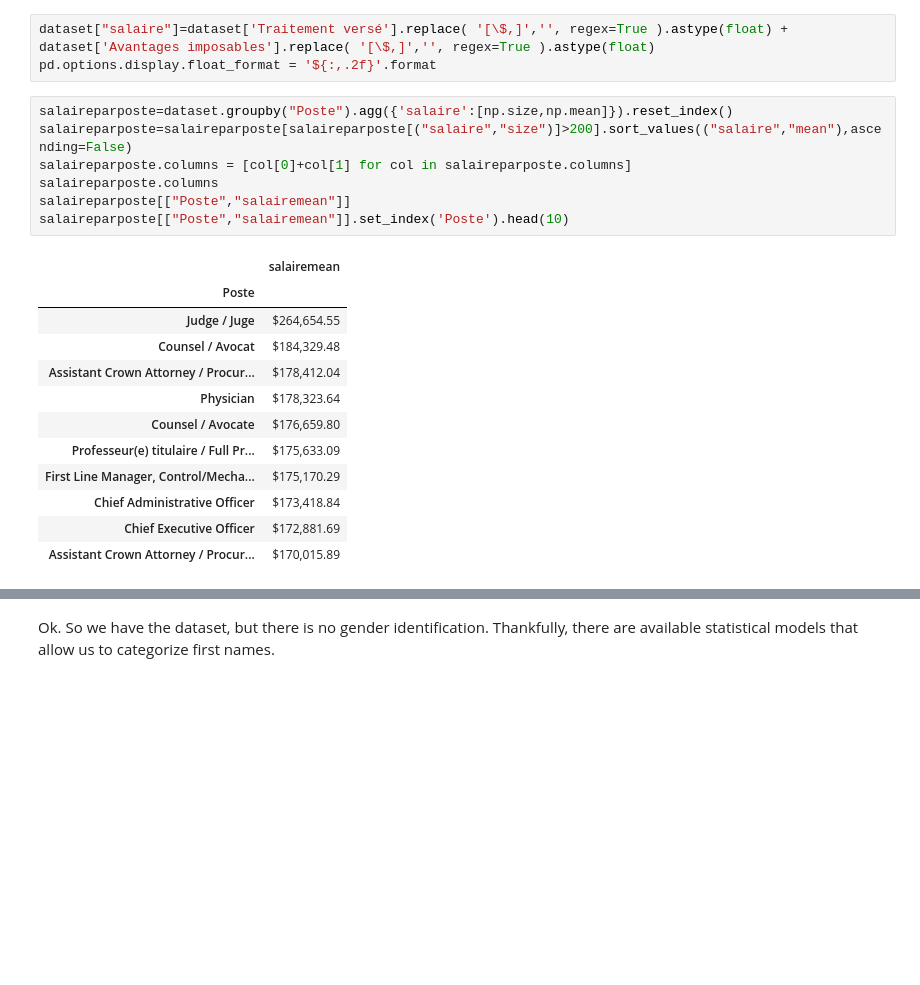
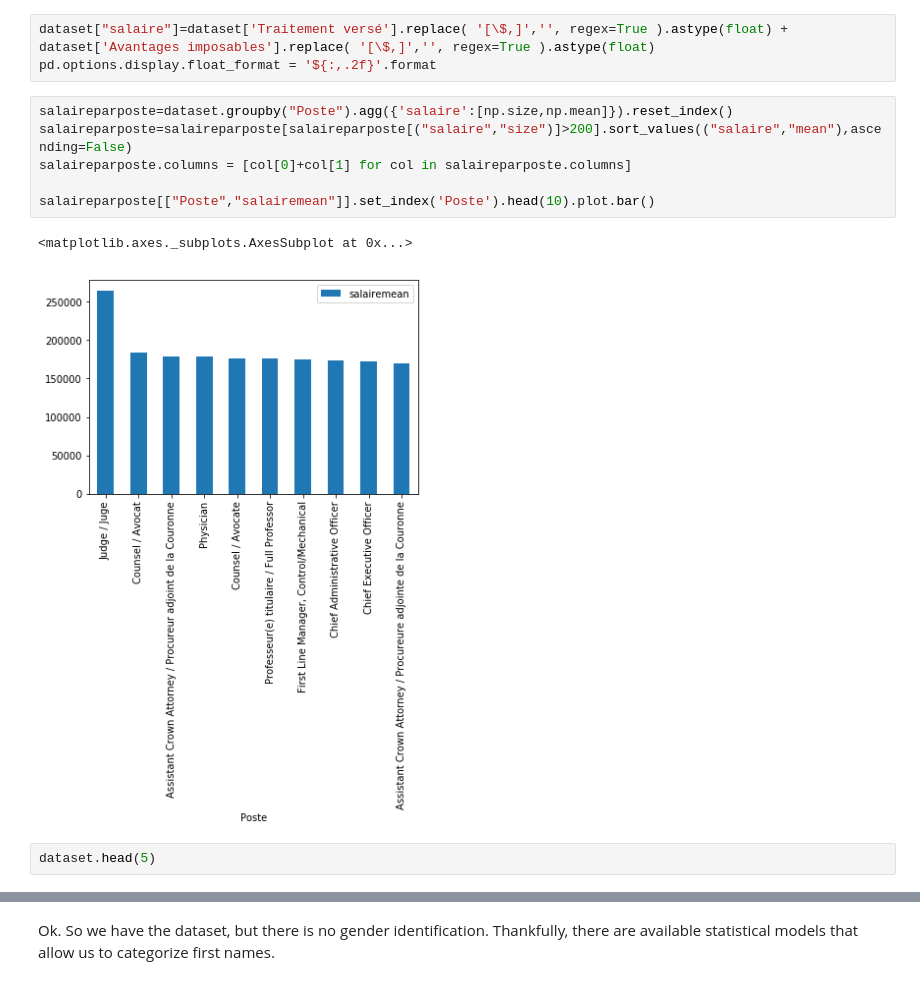
Before and after one commit to lemire/technolab, a Jupyter notebook: genderequity/salaries.ipynb, the cells around one changed output, grey strips where cells are left out. Cells and saved outputs as stored; diff of their text form; blank space fills up the shorter version.

```diff
--- a/genderequity/salaries.ipynb
+++ b/genderequity/salaries.ipynb
@@ -55,20 +55,11 @@ pd.options.display.float_format = '${:,.2f}'.format
 # %%
 salaireparposte=dataset.groupby("Poste").agg({'salaire':[np.size,np.mean]}).reset_index()
 salaireparposte=salaireparposte[salaireparposte[("salaire","size")]>200].sort_values(("salaire","mean"),ascending=False)
 salaireparposte.columns = [col[0]+col[1] for col in salaireparposte.columns]
-salaireparposte.columns
-salaireparposte[["Poste","salairemean"]]
-salaireparposte[["Poste","salairemean"]].set_index('Poste').head(10)
+
+salaireparposte[["Poste","salairemean"]].set_index('Poste').head(10).plot.bar()
 # %% [output]
-|  | salairemean |
-| Poste |  |
-| Judge / Juge | $264,654.55 |
-| Counsel / Avocat | $184,329.48 |
-| Assistant Crown Attorney / Procur... | $178,412.04 |
-| Physician | $178,323.64 |
-| Counsel / Avocate | $176,659.80 |
-| Professeur(e) titulaire / Full Pr... | $175,633.09 |
-| First Line Manager, Control/Mecha... | $175,170.29 |
-| Chief Administrative Officer | $173,418.84 |
-| Chief Executive Officer | $172,881.69 |
-| Assistant Crown Attorney / Procur... | $170,015.89 |
+<matplotlib.axes._subplots.AxesSubplot at 0x...>
+[figure, added]
+# %%
+dataset.head(5)
```
Also changed, not shown: parts of 10 cells of this notebook, 3 other files.
